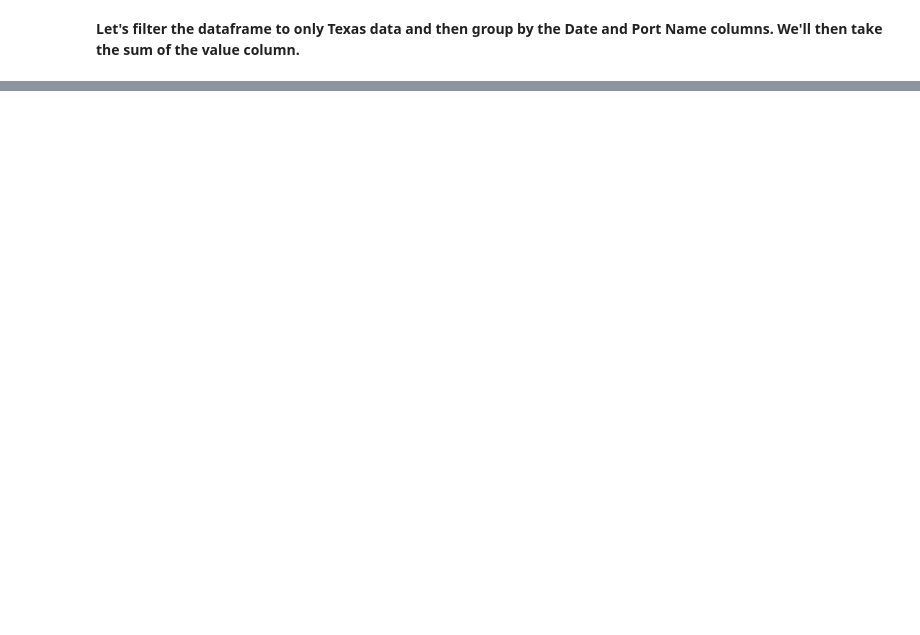
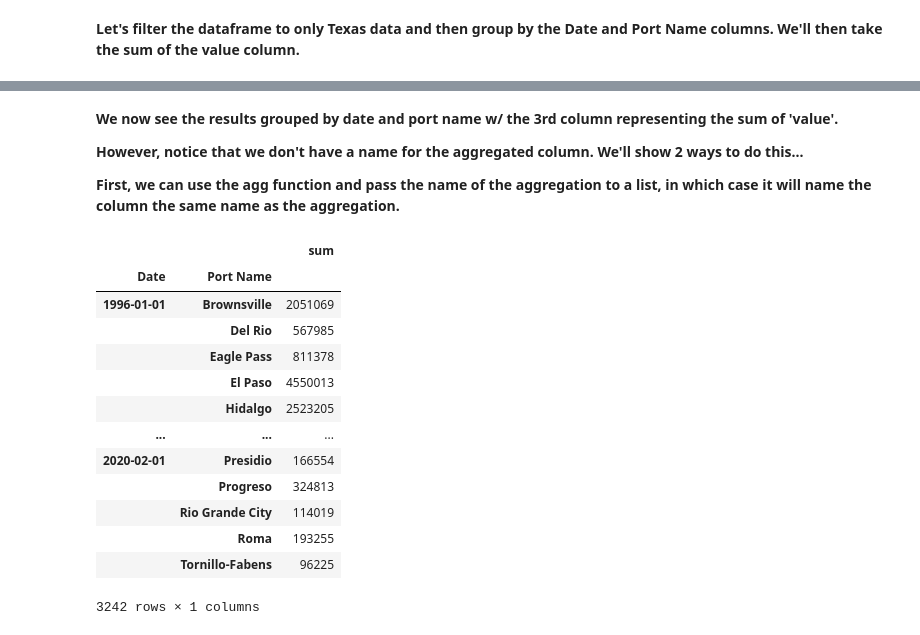
Before and after one commit to ringotm/Python-Tutorials, a Jupyter notebook: Groupby_Pivot_Pandas.ipynb, the cells around one changed output, grey strips where cells are left out. Cells and saved outputs as stored; diff of their text form; code cells hidden in the pictures; blank space fills up the shorter version.

```diff
--- a/Groupby_Pivot_Pandas.ipynb
+++ b/Groupby_Pivot_Pandas.ipynb
@@ -118,0 +48,24 @@ df_Texas_2019_PVP.shape
+# %% [markdown]
+**We now see the results grouped by date and port name w/ the 3rd column representing the sum of 'value'.**
+
+**However, notice that we don't have a name for the aggregated column. We'll show 2 ways to do this...**
+
+**First, we can use the agg function and pass the name of the aggregation to a list, in which case it will name the column the same name as the aggregation.**
+# %%
+df_grouped = df.loc[df['State']=='TX'].groupby(['Date', 'Port Name'])['Value'].agg(['sum'])
+df_grouped
+# %% [output]
+|  |  | sum |
+| Date | Port Name |  |
+| 1996-01-01 | Brownsville | 2051069 |
+|  | Del Rio | 567985 |
+|  | Eagle Pass | 811378 |
+|  | El Paso | 4550013 |
+|  | Hidalgo | 2523205 |
+| ... | ... | ... |
+| 2020-02-01 | Presidio | 166554 |
+|  | Progreso | 324813 |
+|  | Rio Grande City | 114019 |
+|  | Roma | 193255 |
+|  | Tornillo-Fabens | 96225 |
+3242 rows × 1 columns
```
Also changed, not shown: parts of 20 cells of this notebook.
